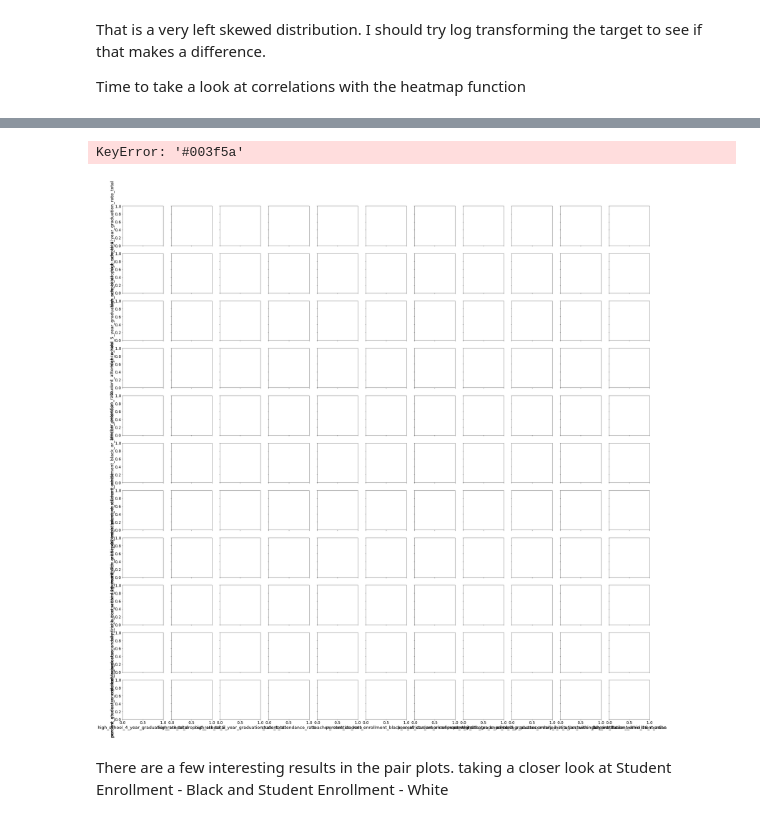
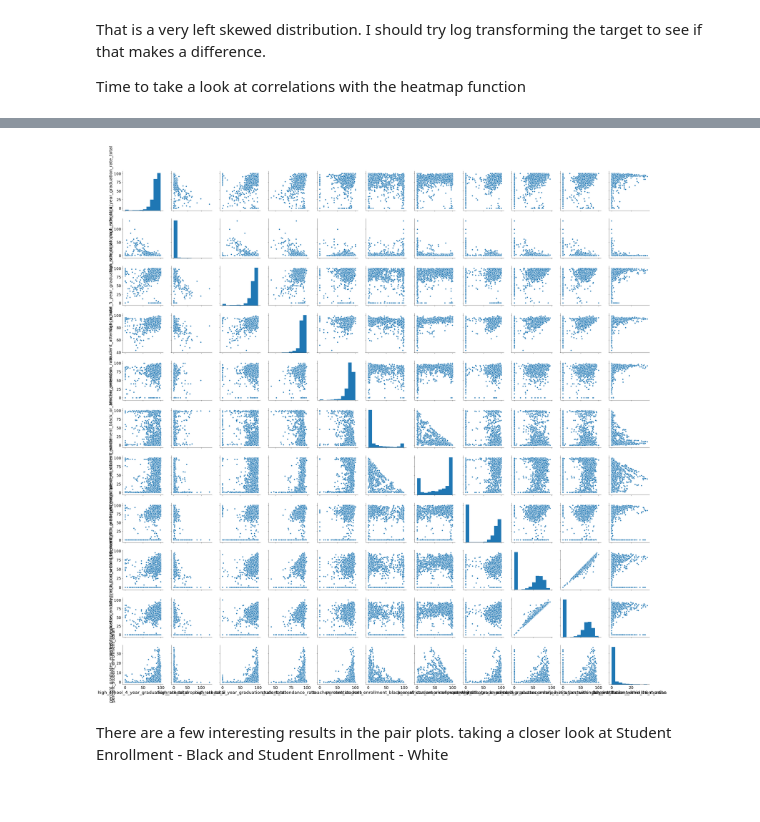
Before and after one commit to dannmorr/predicting-ibse-graduation-rate, a Jupyter notebook: notebooks/exploratory/01_cleaning_and_compiling.ipynb, the cells around one changed output, grey strips where cells are left out. Cells and saved outputs as stored; diff of their text form; code cells hidden in the pictures.

```diff
--- a/notebooks/exploratory/01_cleaning_and_compiling.ipynb
+++ b/notebooks/exploratory/01_cleaning_and_compiling.ipynb
@@ -1162,10 +1161,9 @@ top_10 = train_set[['high_school_4_year_graduation_rate_total','high_school_drop
                     'percent_graduates_enrolled_in_a_postsecondary_institution_within_12_months',
                     'percent_graduates_enrolled_in_a_postsecondary_institution_within_16_months', 'percent_student_enrollment_asian']]
 # %%
-sns.pairplot(data= top_10, height=4, hue=);
+sns.pairplot(data= top_10, height=4);
 # %% [output]
-KeyError: '#003f5a'
-[figure, old version]
+[figure, new version]
 # %% [markdown]
 There are a few interesting results in the pair plots.
 taking a closer look at Student Enrollment - Black and Student Enrollment - White
```
Also changed, not shown: parts of 17 cells of this notebook, 11 other files.
